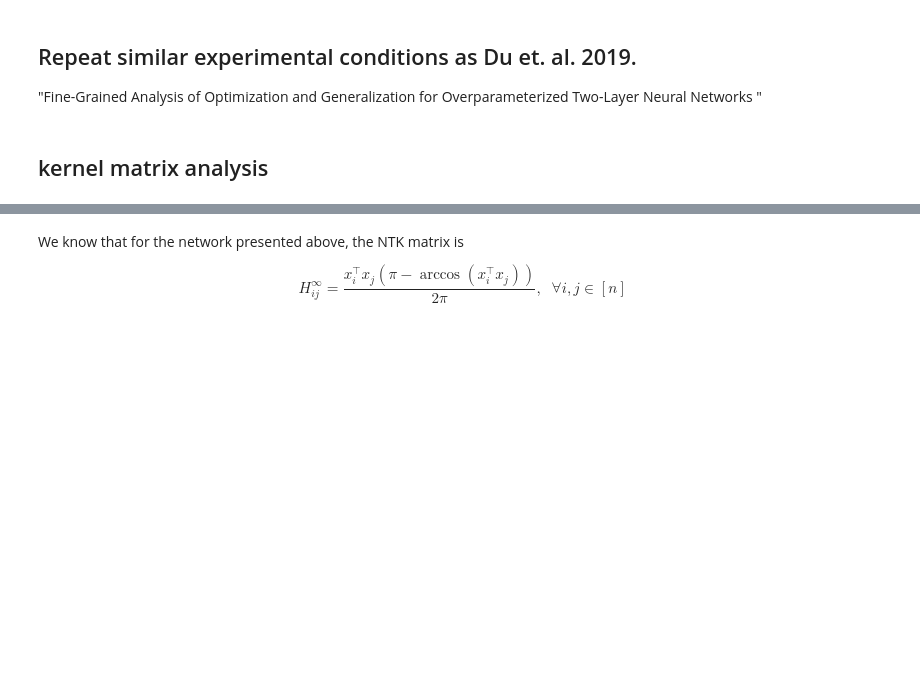
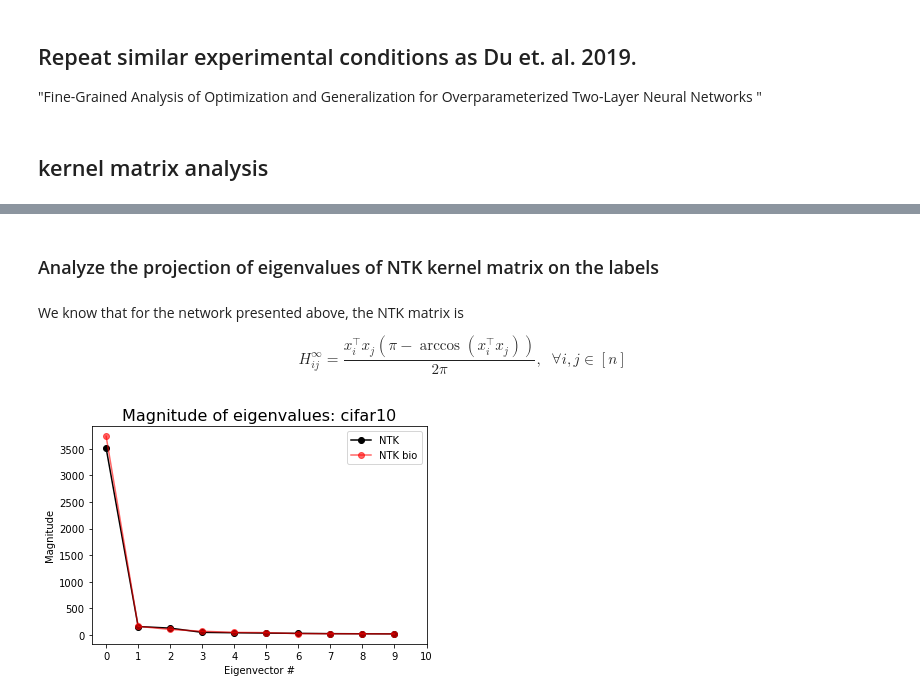
Before and after one commit to BruntonUWBio/structured-random-features, a Jupyter notebook: new_version/NTK_analysis.ipynb, the cells around one changed output, grey strips where cells are left out. Saved outputs shown, nothing was run; the diff lists cells and outputs as text; code cells hidden in the pictures; blank space fills up the shorter version.

Commit message:
worked on the NTK analysis

```diff
--- a/new_version/NTK_analysis.ipynb
+++ b/new_version/NTK_analysis.ipynb
@@ -153,8 +153,11 @@ from estimator import V1_inspired_kernel_matrix
 from data_fns import load_mnist, load_cifar_10
 from sklearn.model_selection import train_test_split
 # %%
-# train, train_labels, test, test_labels = load_mnist('./data/mnist/')
-train, train_labels, test, test_labels = load_cifar_10(grayscale=True)
+dataset = 'cifar10'
+if dataset == 'mnist':
+    train, train_labels, test, test_labels = load_mnist('./data/mnist/')
+elif dataset == 'cifar10':
+    train, train_labels, test, test_labels = load_cifar_10(grayscale=True)
 
 # normalize inputs so that |x|_2 = 1
 train /= la.norm(train, axis=1).reshape(-1, 1)
@@ -172,4 +175,4 @@ test_labels_binary = test_labels[test_idx] * -2 + 1
 
 # We have 10k training samples and ~2k validation samples
 X_test, y_test = test[test_idx], test_labels_binary
-X_train, X_val, y_train, y_val = train_test_split(train_binary, train_labels_binary, train_size=9999, random_state=42)
+X_train, X_val, y_train, y_val = train_test_split(train_binary, train_labels_binary, train_size=5000, random_state=None)
@@ -178,3 +179,5 @@ X_train, X_val, y_train, y_val = train_test_split(train_binary, train_labels_bin
+# %% [markdown]
+### Analyze the projection of eigenvalues of NTK kernel matrix on the labels
 # %% [markdown]
 We know that for the network presented above, the NTK matrix is
 
@@ -189,0 +209,14 @@ proj = eig_vec.T @ y_train
+# %%
+# plot eigenvalues
+i = 10
+fig = plt.figure()
+plt.title('Magnitude of eigenvalues: %s' % dataset, fontsize=16)
+plt.plot(eig_val[:i], 'k-o', label='NTK')
+plt.plot(eig_val_bio[:i],'r-o', label='NTK bio', alpha=0.6)
+plt.xlabel('Eigenvector #')
+plt.ylabel('Magnitude')
+plt.xticks(np.arange(11))
+plt.legend()
+plt.savefig('results/NTK_analysis/eigenvalues_%s.png' % dataset)
+# %% [output]
+[figure, added]
```
Also changed, not shown: parts of 19 cells of this notebook, 5 other files.
